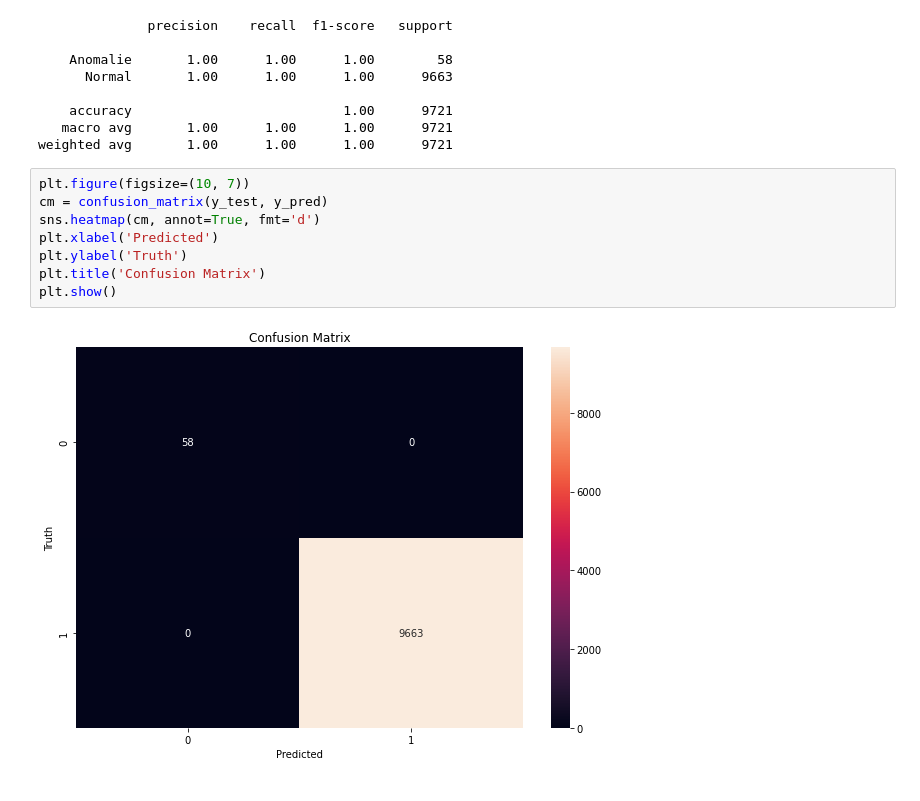
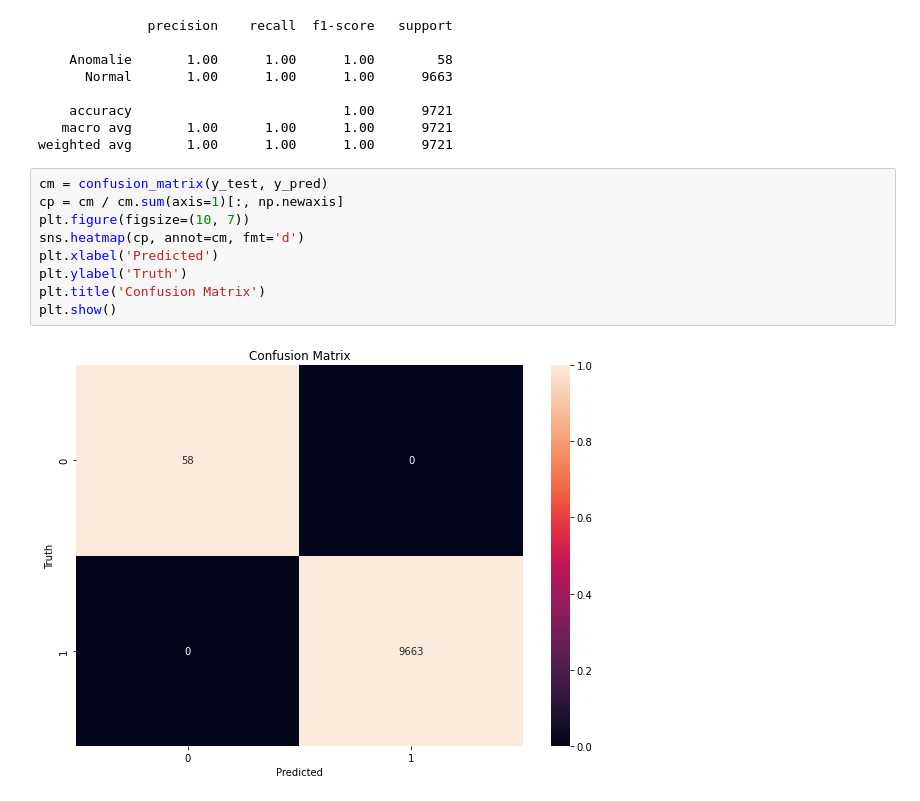
Before and after one commit to Fahol0/cyberml_projet, a Jupyter notebook: notebook.ipynb, the cells around one changed output. Drawn from its saved outputs; the diff is of its cells as text.

```diff
--- a/notebook.ipynb
+++ b/notebook.ipynb
@@ -377,12 +377,13 @@ print(classification_report(y_test, y_pred))
    macro avg       1.00      1.00      1.00      9721
 weighted avg       1.00      1.00      1.00      9721
 # %%
+cm = confusion_matrix(y_test, y_pred)
+cp = cm / cm.sum(axis=1)[:, np.newaxis]
 plt.figure(figsize=(10, 7))
-cm = confusion_matrix(y_test, y_pred)
-sns.heatmap(cm, annot=True, fmt='d')
+sns.heatmap(cp, annot=cm, fmt='d')
 plt.xlabel('Predicted')
 plt.ylabel('Truth')
 plt.title('Confusion Matrix')
 plt.show()
 # %% [output]
-[figure, old version]
+[figure, new version]
```
Also changed, not shown: parts of 18 cells of this notebook.
